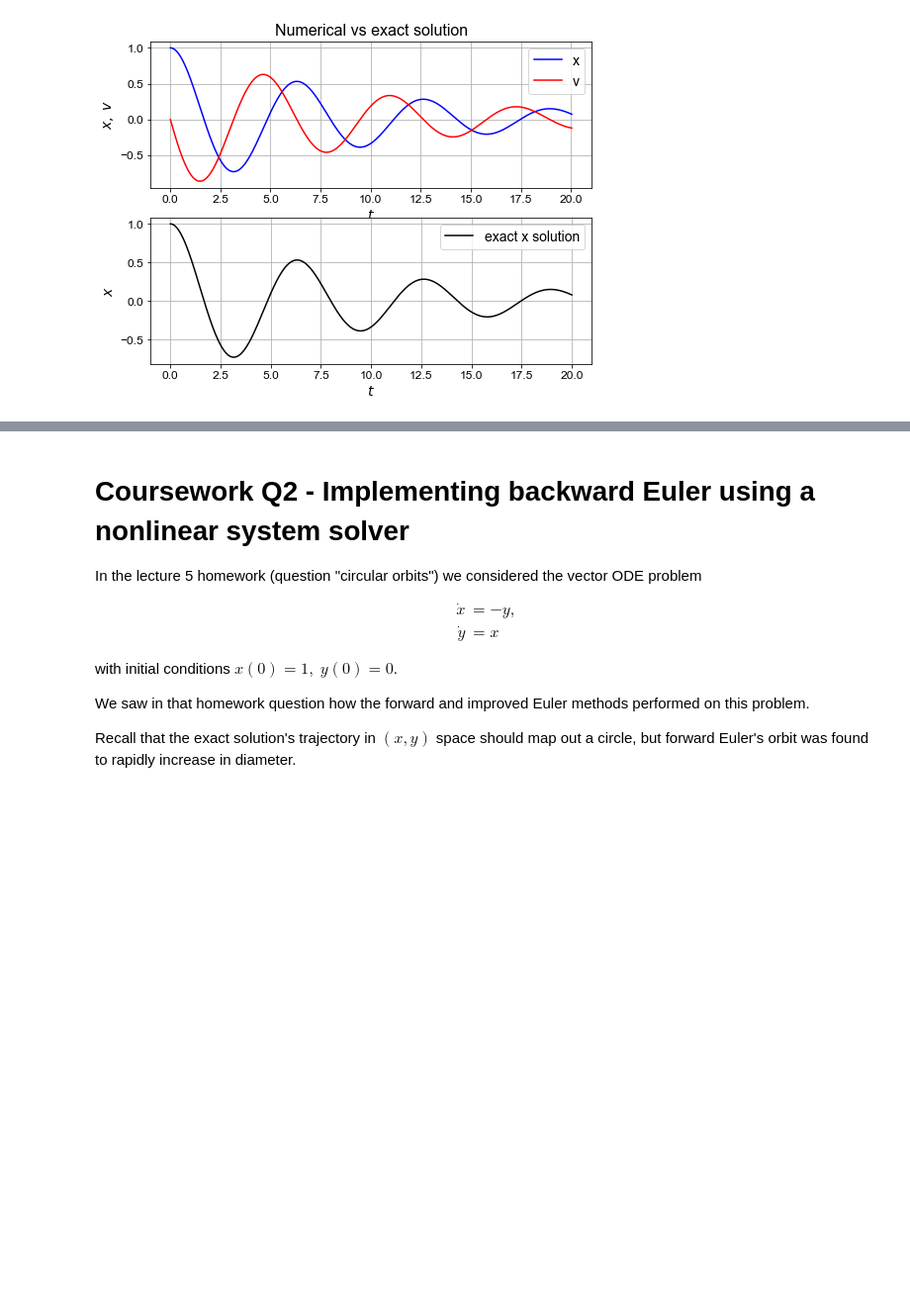
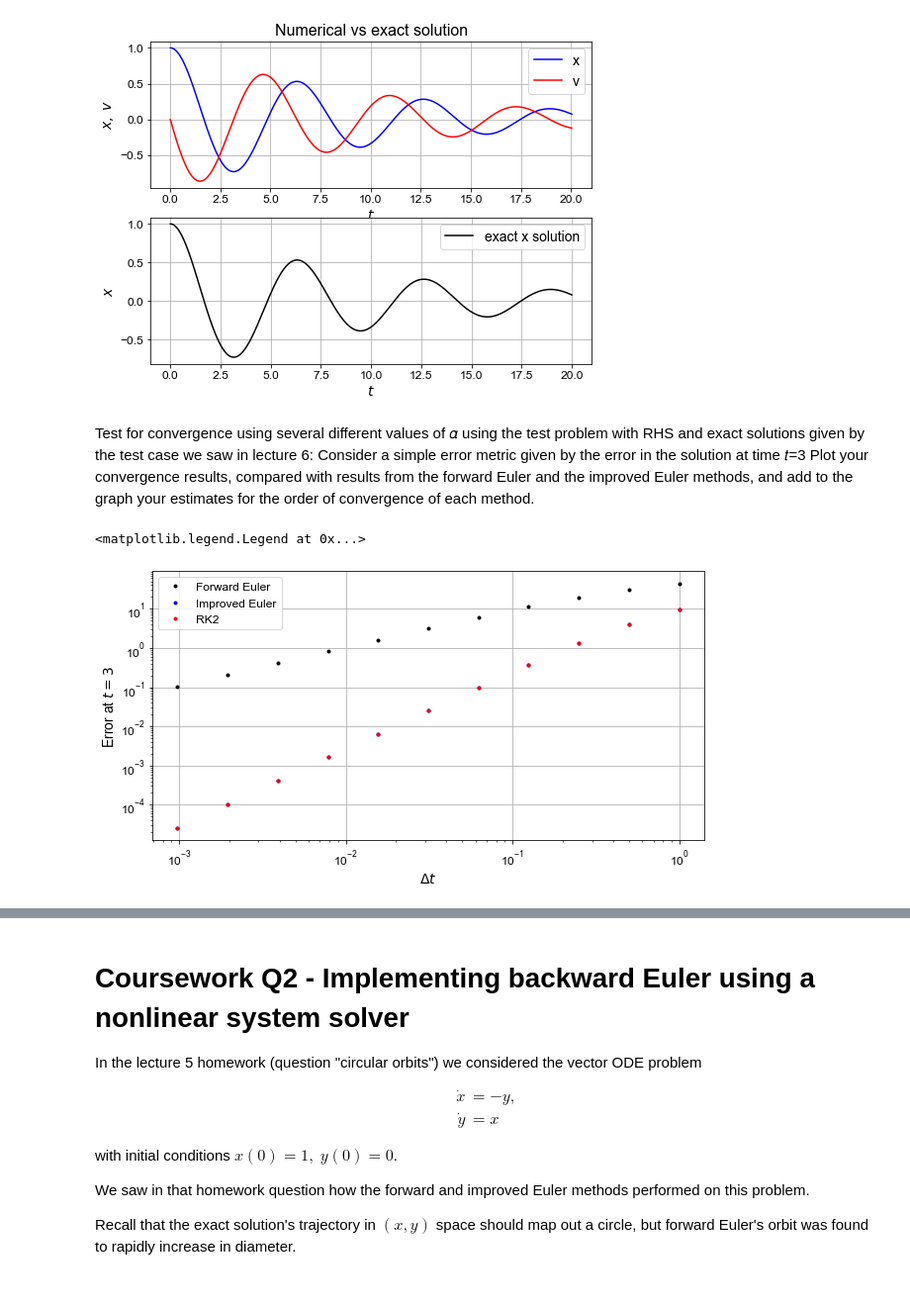
Before and after one commit to yxyyxy93/127_pythonFEM, a Jupyter notebook: ACSE-3-2019-20-Coursework.ipynb, the cells around one changed output, grey strips where cells are left out. Shown at 99% size. Drawn from its saved outputs; the diff is of its cells as text; code cells hidden in the pictures; blank space fills up the shorter version.

```diff
--- a/ACSE-3-2019-20-Coursework.ipynb
+++ b/ACSE-3-2019-20-Coursework.ipynb
@@ -262,6 +206,78 @@ ax2.legend(loc='best', fontsize=14);
+# %% [markdown]
+Test for convergence using several different values of 𝛼 using the test problem with RHS
+and exact solutions given by the test case we saw in lecture 6:
+Consider a simple error metric given by the error in the solution at time 𝑡=3
+Plot your convergence results, compared with results from the forward Euler and the improved Euler methods,
+and add to the graph your estimates for the order of convergence of each method.
 # %%
 def f(t, y):
     return y + t**3
 
 def y_ex(t):
     return 7*np.exp(t) - t**3 - 3*t**2 - 6*t - 6
+# %%
+def forward_euler(f, u0, t0, t_max, dt):
+    u = np.array(u0)
+    t = np.array(t0)
+    u_all = [u0]
+    t_all = [t0]
+    while t < t_max:
+        u = u + dt*f(t, u)  # euler guess
+        u_all.append(u)
+        t = t + dt
+        t_all.append(t)
+    return np.array(u_all), np.array(t_all)
+
+def improved_euler(f, u0, t0, t_max, dt):
+    u = np.array(u0)
+    t = np.array(t0)
+    u_all = [u0]
+    t_all = [t0]
+    while t < t_max:
+        ue = u + dt*f(t, u)  # euler guess
+        u = u + 0.5*dt* ( f(t, u) + f(t + dt, ue) )
+        u_all.append(u)
+        t = t + dt
+        t_all.append(t)
+    return np.array(u_all), np.array(t_all)
+
+# problem parameters
+dt = 0.04
+u0 = 1.0
+t0 = 0.0
+tf = 2*np.pi
+
+def approx_error(dt, t_max):
+    uall, tall = forward_euler(f, u0, t0, t_max, dt)
+    err1 = abs(uall[-1] - y_ex(t_max))
+    uall, tall = improved_euler(f, u0, t0, t_max, dt)
+    err2 = abs(uall[-1] - y_ex(t_max))
+    tall,uall = RK2_alpha(f, u0, t0, t_max, dt, 1)
+    err3 = abs(uall[-1] - y_ex(t_max))
+    return err1, err2, err3
+
+error_fe = []
+error_ie = []
+error_rk2 = []
+dt_array = []
+dt = 1.
+while dt > 5.e-4:
+    dt_array.append(dt)
+    err1, err2, err3 = approx_error(dt, 3)
+    error_fe.append(err1)
+    error_ie.append(err2)
+    error_rk2.append(err3)
+    dt *= 0.5
+
+fig, ax1 = plt.subplots(1, 1, figsize=(10, 5))
+ax1.loglog(dt_array, error_fe, 'k.', label='Forward Euler')
+ax1.loglog(dt_array, error_ie, 'b.', label='Improved Euler')
+ax1.loglog(dt_array, error_rk2, 'r.', label='RK2')
+ax1.set_xlabel('$\Delta t$', fontsize=14)
+ax1.set_ylabel('Error at $t=3$', fontsize=14)
+ax1.grid(True)
+ax1.legend()
+# use numpy.polyfit to find best fit linear line to data
+# %% [output]
+<matplotlib.legend.Legend at 0x...>
+[figure, added]
```
Also changed, not shown: parts of 10 cells of this notebook.
